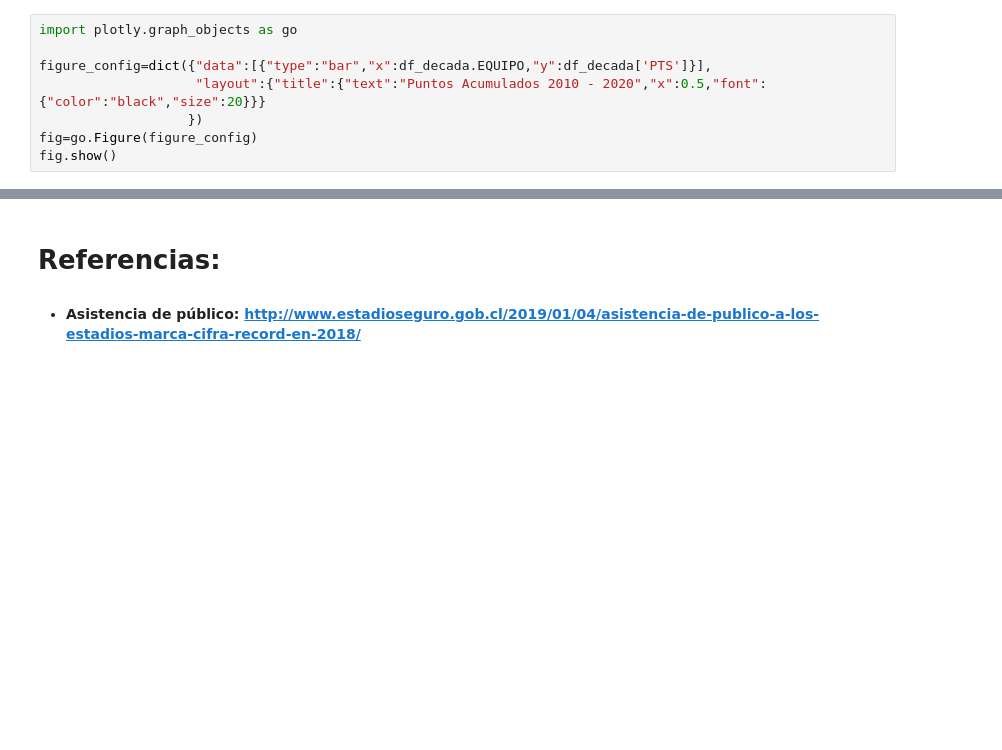
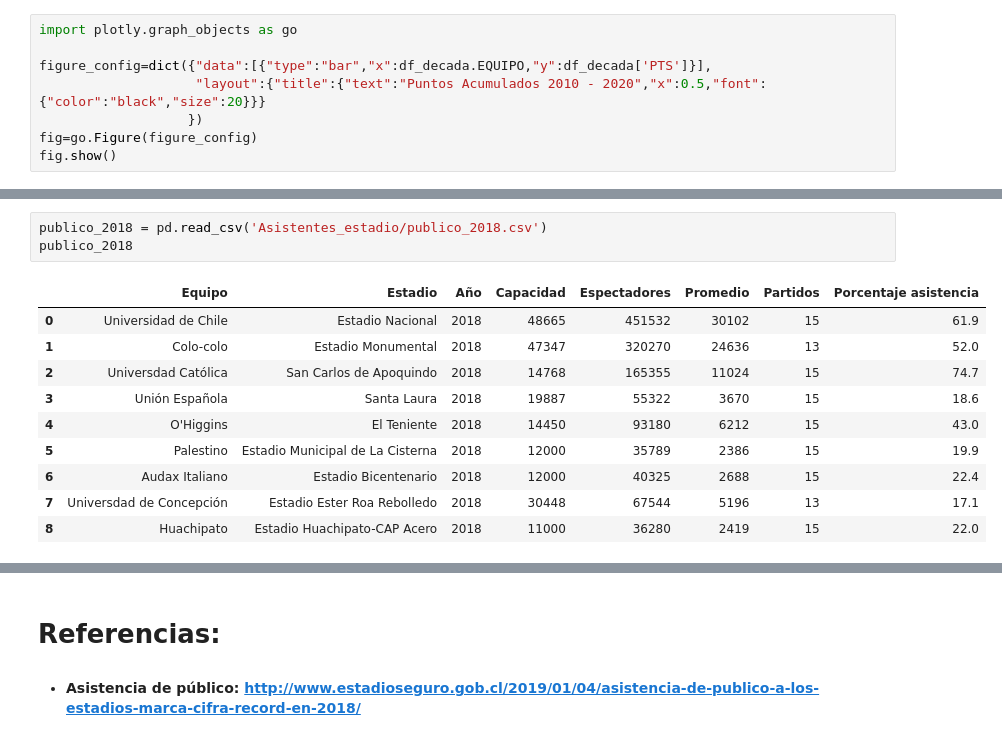
Before and after one commit to fmeza7/Proyecto_Cs_Datos_Grupo_1, a Jupyter notebook: Proyecto.ipynb, the cells around one changed output, grey strips where cells are left out. Cells and saved outputs as stored; diff of their text form; blank space fills up the shorter version.

Commit message:
Se agregan las tablasde asistencia de publico

```diff
--- a/Proyecto.ipynb
+++ b/Proyecto.ipynb
@@ -652,3 +654,17 @@ df_estadios
 | 50 | Estadio Municipal Augusto Rodríguez | San Vicente de Tagua Tagua | O'Higgins | General Velásquez | NaN | 3000 |
 | 51 | Estadio Municipal de Lo Barnechea | Santiago (Lo Barnechea) | Metropolitana | AC Barnechea | 2015 | 2500 |
 | 52 | Estadio Municipal Raúl Vargas Ver... | Quintero | Valparaíso | Quintero Unido | NaN | 2500 |
+# %%
+publico_2018 = pd.read_csv('Asistentes_estadio/publico_2018.csv')
+publico_2018
+# %% [output]
+|  | Equipo | Estadio | Año | Capacidad | Espectadores | Promedio | Partidos | Porcentaje asistencia |
+| 0 | Universidad de Chile | Estadio Nacional | 2018 | 48665 | 451532 | 30102 | 15 | 61.9 |
+| 1 | Colo-colo | Estadio Monumental | 2018 | 47347 | 320270 | 24636 | 13 | 52.0 |
+| 2 | Universdad Católica | San Carlos de Apoquindo | 2018 | 14768 | 165355 | 11024 | 15 | 74.7 |
+| 3 | Unión Española | Santa Laura | 2018 | 19887 | 55322 | 3670 | 15 | 18.6 |
+| 4 | O'Higgins | El Teniente | 2018 | 14450 | 93180 | 6212 | 15 | 43.0 |
+| 5 | Palestino | Estadio Municipal de La Cisterna | 2018 | 12000 | 35789 | 2386 | 15 | 19.9 |
+| 6 | Audax Italiano | Estadio Bicentenario | 2018 | 12000 | 40325 | 2688 | 15 | 22.4 |
+| 7 | Universdad de Concepción | Estadio Ester Roa Rebolledo | 2018 | 30448 | 67544 | 5196 | 13 | 17.1 |
+| 8 | Huachipato | Estadio Huachipato-CAP Acero | 2018 | 11000 | 36280 | 2419 | 15 | 22.0 |
```
Also changed, not shown: parts of 4 cells of this notebook, 3 other files.
